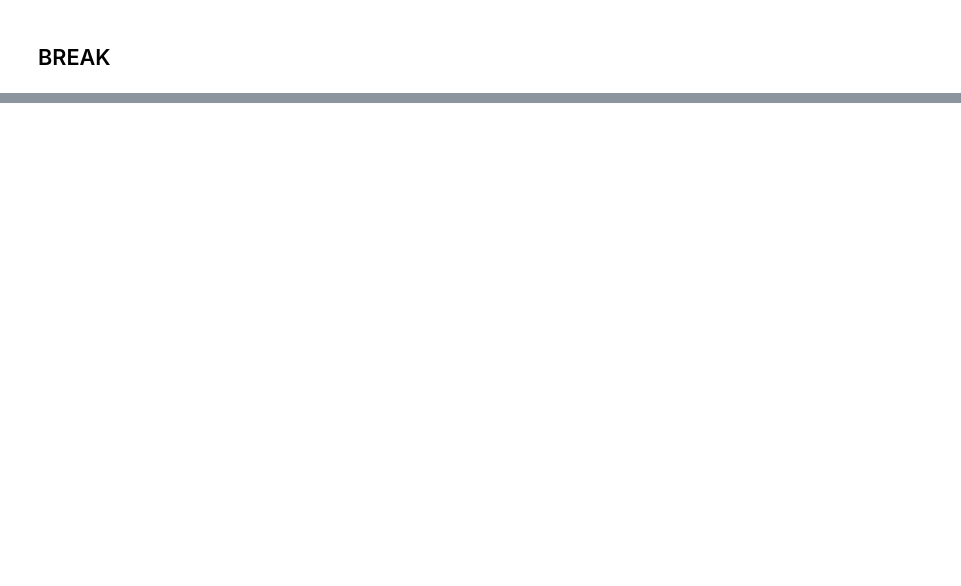
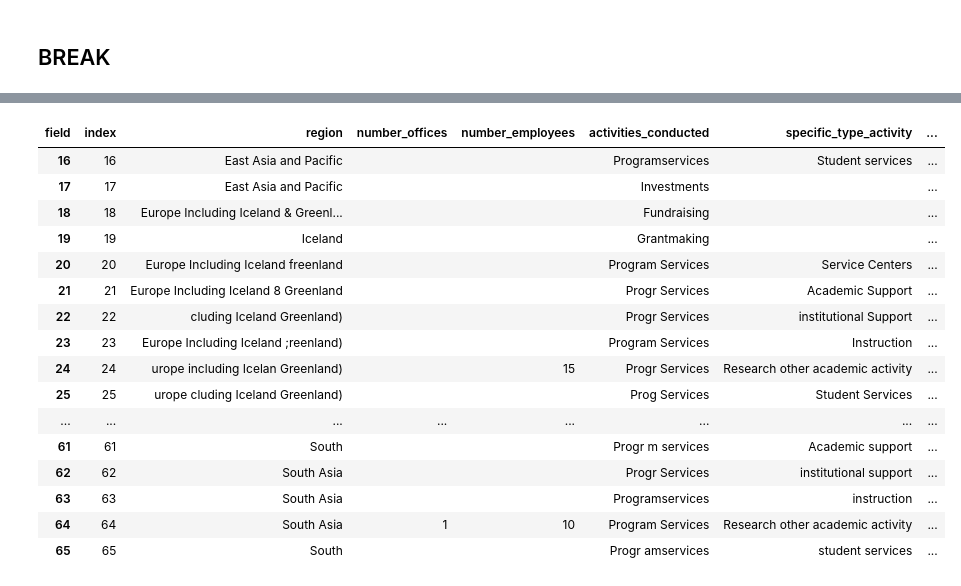
Before and after one commit to ethanscorey/parse_990_textract, a Jupyter notebook: debug_notebook.ipynb, the cells around one changed output, grey strips where cells are left out. Drawn from its saved outputs; the diff is of its cells as text; code cells hidden in the pictures; blank space fills up the shorter version.

```diff
--- a/debug_notebook.ipynb
+++ b/debug_notebook.ipynb
@@ -210 +251,21 @@ pd.concat(schedule_f_part_i_rows).head(50)
+# %%
+pd.concat(schedule_f_part_i_rows).iloc[50:100]
+# %% [output]
+| field | index | region | number_offices | number_employees | activities_conducted | specific_type_activity | ... |
+| 16 | 16 | East Asia and Pacific |  |  | Programservices | Student services | ... |
+| 17 | 17 | East Asia and Pacific |  |  | Investments |  | ... |
+| 18 | 18 | Europe Including Iceland & Greenl... |  |  | Fundraising |  | ... |
+| 19 | 19 | Iceland |  |  | Grantmaking |  | ... |
+| 20 | 20 | Europe Including Iceland freenland |  |  | Program Services | Service Centers | ... |
+| 21 | 21 | Europe Including Iceland 8 Greenland |  |  | Progr Services | Academic Support | ... |
+| 22 | 22 | cluding Iceland Greenland) |  |  | Progr Services | institutional Support | ... |
+| 23 | 23 | Europe Including Iceland ;reenland) |  |  | Program Services | Instruction | ... |
+| 24 | 24 | urope including Icelan Greenland) |  | 15 | Progr Services | Research other academic activity | ... |
+| 25 | 25 | urope cluding Iceland Greenland) |  |  | Prog Services | Student Services | ... |
+| ... | ... | ... | ... | ... | ... | ... | ... |
+| 61 | 61 | South |  |  | Progr m services | Academic support | ... |
+| 62 | 62 | South Asia |  |  | Progr Services | institutional support | ... |
+| 63 | 63 | South Asia |  |  | Programservices | instruction | ... |
+| 64 | 64 | South Asia | 1 | 10 | Program Services | Research other academic activity | ... |
+| 65 | 65 | South |  |  | Progr amservices | student services | ... |
 # %%
```
Also changed, not shown: parts of 39 cells of this notebook, 7 other files.
